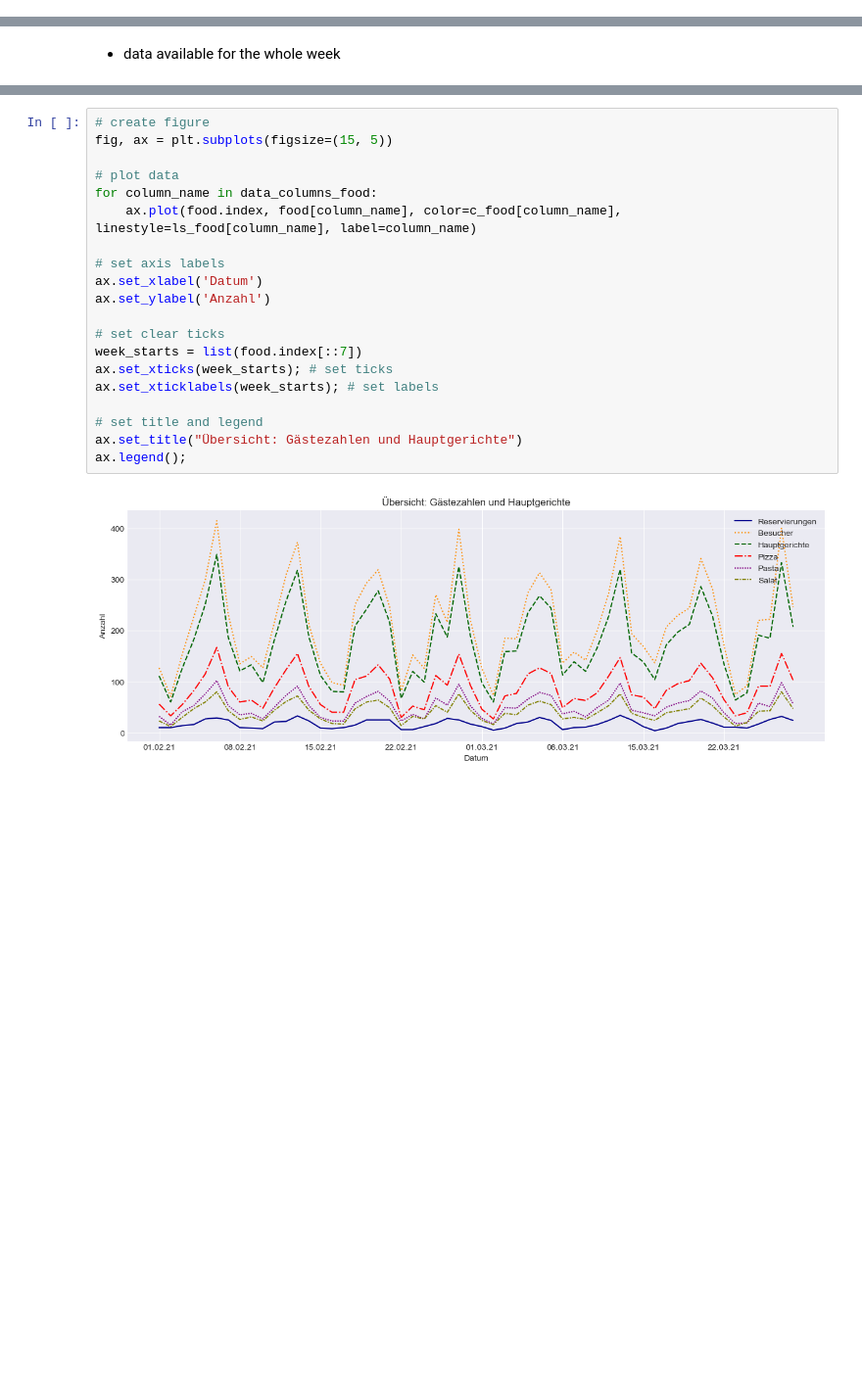
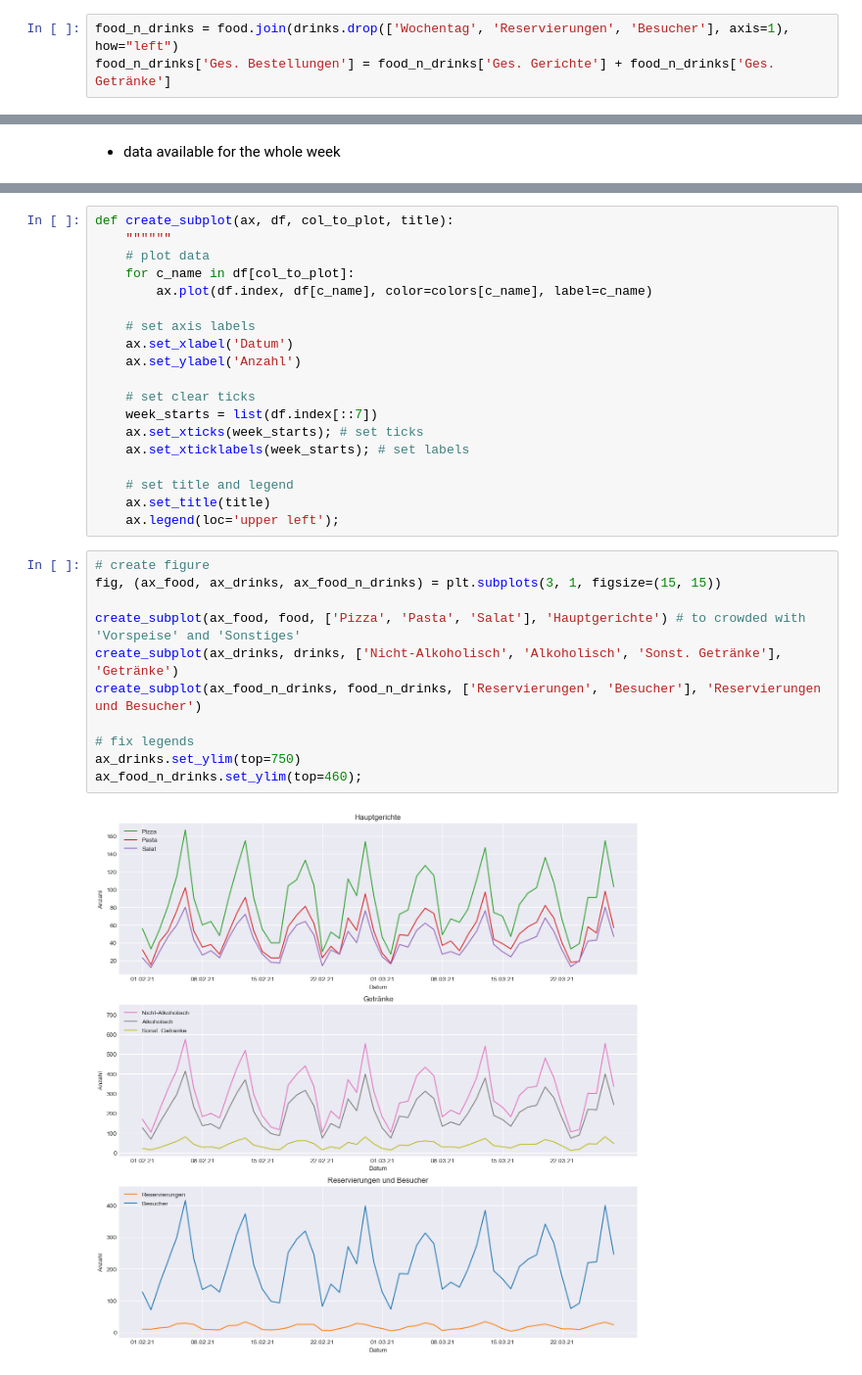
Before and after one commit to xjannis1x/master_ai, a Jupyter notebook: programming_in_python/exam/aufgabe2.ipynb, the cells around one changed output, grey strips where cells are left out. Shown at 98% size. Drawn from its saved outputs; the diff is of its cells as text; blank space fills up the shorter version.

```diff
--- a/programming_in_python/exam/aufgabe2.ipynb
+++ b/programming_in_python/exam/aufgabe2.ipynb
@@ -77,3 +113,6 @@ food = food.loc[:, ['Wochentag', 'Reservierungen', 'Besucher', 'Hauptgerichte',
+# %%
+food_n_drinks = food.join(drinks.drop(['Wochentag', 'Reservierungen', 'Besucher'], axis=1), how="left")
+food_n_drinks['Ges. Bestellungen'] = food_n_drinks['Ges. Gerichte'] + food_n_drinks['Ges. Getränke']
 # %% [markdown]
 ### DataFrame
 # %%
@@ -118,23 +195,33 @@ ls_food = {
+# %%
+def create_subplot(ax, df, col_to_plot, title):
+    """"""
+    # plot data
+    for c_name in df[col_to_plot]:
+        ax.plot(df.index, df[c_name], color=colors[c_name], label=c_name)
+
+    # set axis labels
+    ax.set_xlabel('Datum')
+    ax.set_ylabel('Anzahl')
+
+    # set clear ticks
+    week_starts = list(df.index[::7])
+    ax.set_xticks(week_starts); # set ticks
+    ax.set_xticklabels(week_starts); # set labels
+
+    # set title and legend
+    ax.set_title(title)
+    ax.legend(loc='upper left');
 # %%
 # create figure
-fig, ax = plt.subplots(figsize=(15, 5))
+fig, (ax_food, ax_drinks, ax_food_n_drinks) = plt.subplots(3, 1, figsize=(15, 15))
 
-# plot data
-for column_name in data_columns_food:
-    ax.plot(food.index, food[column_name], color=c_food[column_name], linestyle=ls_food[column_name], label=column_name)
+create_subplot(ax_food, food, ['Pizza', 'Pasta', 'Salat'], 'Hauptgerichte') # to crowded with 'Vorspeise' and 'Sonstiges'
+create_subplot(ax_drinks, drinks, ['Nicht-Alkoholisch',	'Alkoholisch', 'Sonst. Getränke'], 'Getränke')
+create_subplot(ax_food_n_drinks, food_n_drinks, ['Reservierungen', 'Besucher'], 'Reservierungen und Besucher')
 
-# set axis labels
-ax.set_xlabel('Datum')
-ax.set_ylabel('Anzahl')
-
-# set clear ticks
-week_starts = list(food.index[::7])
-ax.set_xticks(week_starts); # set ticks
-ax.set_xticklabels(week_starts); # set labels
-
-# set title and legend
-ax.set_title("Übersicht: Gästezahlen und Hauptgerichte")
-ax.legend();
+# fix legends
+ax_drinks.set_ylim(top=750)
+ax_food_n_drinks.set_ylim(top=460);
 # %% [output]
-[figure, old version]
+[figure, new version]
 # %% [markdown]
```
Also changed, not shown: parts of 85 cells of this notebook.
